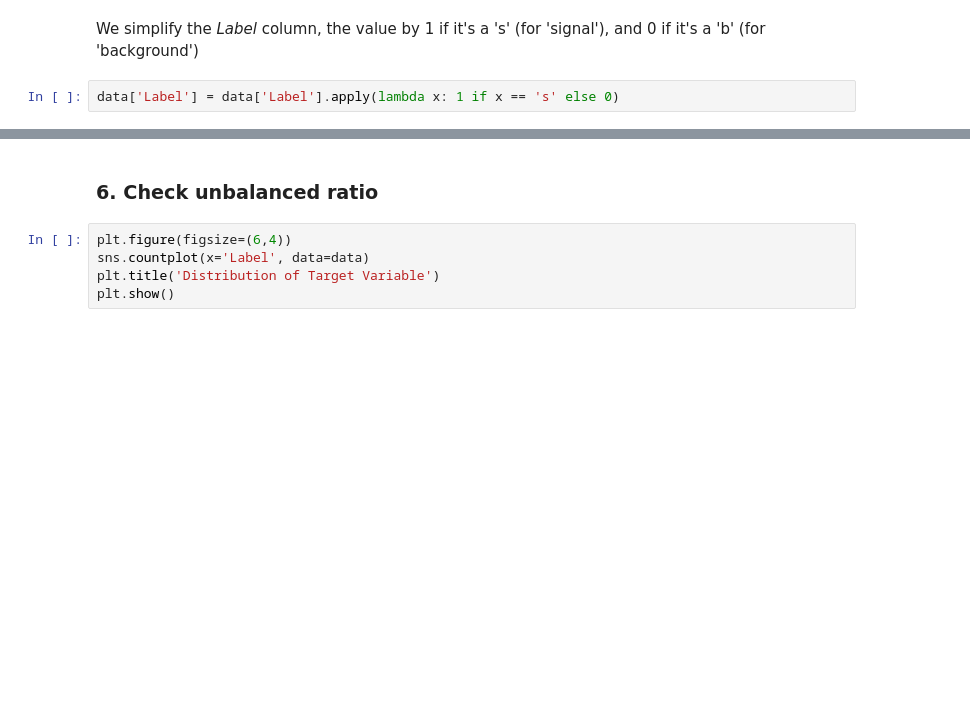
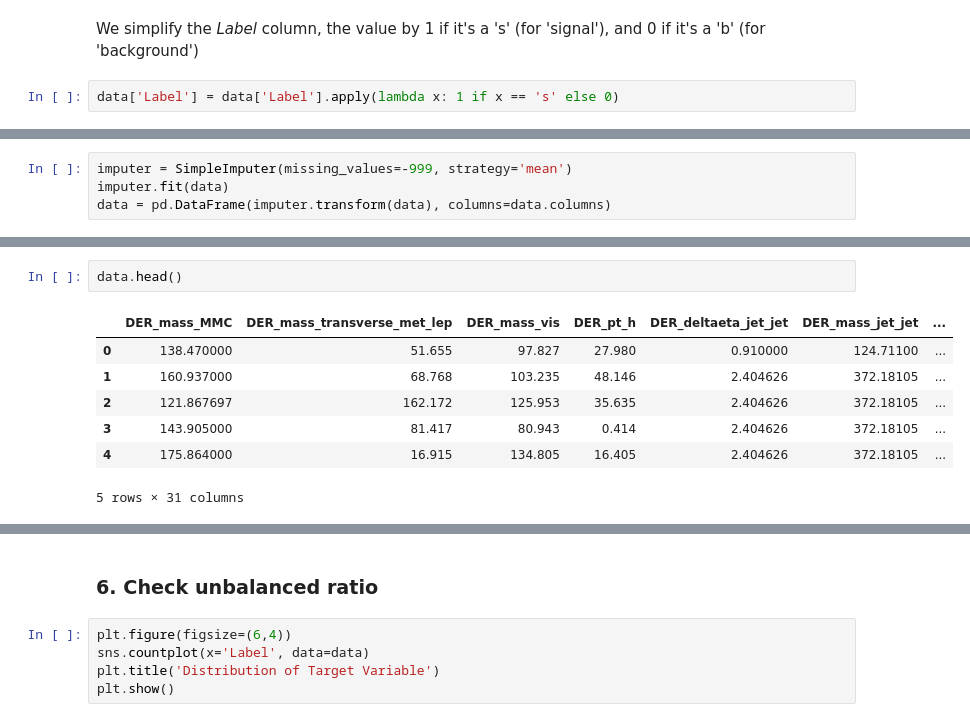
Before and after one commit to aurianemrcln/HomeworkML, a Jupyter notebook: Notebook, ML project - MARCELINO Auriane.ipynb, the cells around one changed output, grey strips where cells are left out. Drawn from its saved outputs; the diff is of its cells as text; blank space fills up the shorter version.

```diff
--- a/Notebook, ML project - MARCELINO Auriane.ipynb
+++ b/Notebook, ML project - MARCELINO Auriane.ipynb
@@ -106,0 +124,4 @@ plt.show()
+# %%
+imputer = SimpleImputer(missing_values=-999, strategy='mean')
+imputer.fit(data)
+data = pd.DataFrame(imputer.transform(data), columns=data.columns)
@@ -106,0 +137,10 @@ plt.show()
+# %%
+data.head()
+# %% [output]
+|  | DER_mass_MMC | DER_mass_transverse_met_lep | DER_mass_vis | DER_pt_h | DER_deltaeta_jet_jet | DER_mass_jet_jet | ... |
+| 0 | 138.470000 | 51.655 | 97.827 | 27.980 | 0.910000 | 124.71100 | ... |
+| 1 | 160.937000 | 68.768 | 103.235 | 48.146 | 2.404626 | 372.18105 | ... |
+| 2 | 121.867697 | 162.172 | 125.953 | 35.635 | 2.404626 | 372.18105 | ... |
+| 3 | 143.905000 | 81.417 | 80.943 | 0.414 | 2.404626 | 372.18105 | ... |
+| 4 | 175.864000 | 16.915 | 134.805 | 16.405 | 2.404626 | 372.18105 | ... |
+5 rows × 31 columns
```
Also changed, not shown: parts of 29 cells of this notebook.
